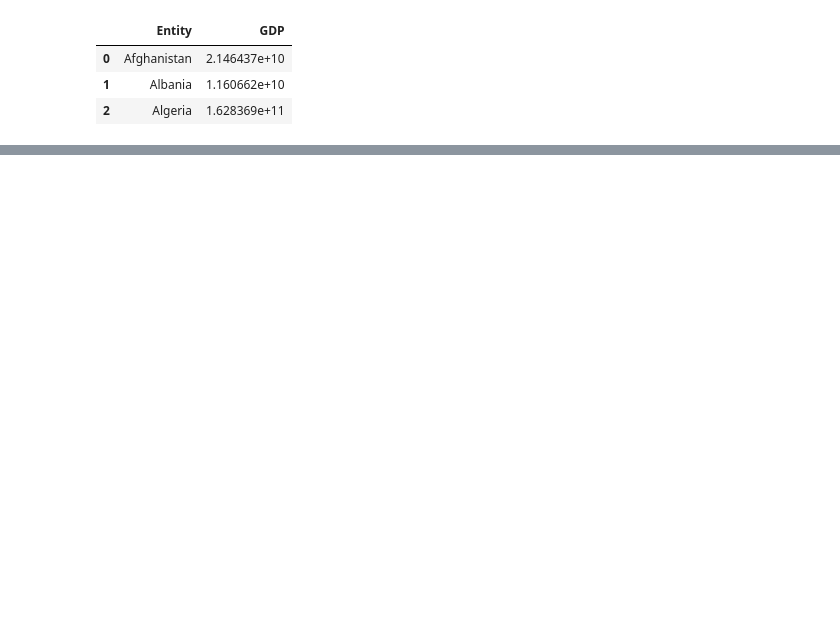
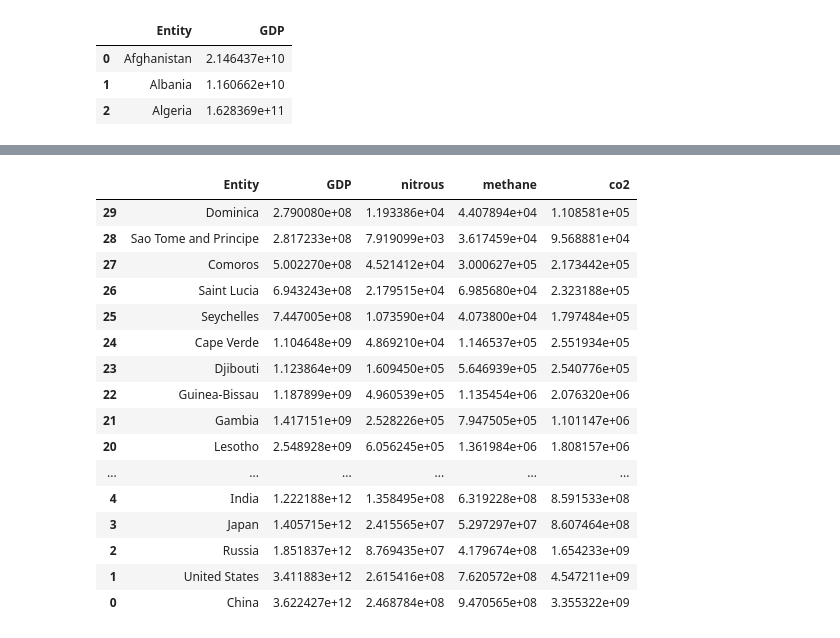
Before and after one commit to fionaabad/Climate-Change, a Jupyter notebook: GDP/growth.ipynb, the cells around one changed output, grey strips where cells are left out. Drawn from its saved outputs; the diff is of its cells as text; code cells hidden in the pictures; blank space fills up the shorter version.

```diff
--- a/GDP/growth.ipynb
+++ b/GDP/growth.ipynb
@@ -10,0 +77,20 @@ df.head(3)
+# %%
+merged_df
+# %% [output]
+|  | Entity | GDP | nitrous | methane | co2 |
+| 29 | Dominica | 2.790080e+08 | 1.193386e+04 | 4.407894e+04 | 1.108581e+05 |
+| 28 | Sao Tome and Principe | 2.817233e+08 | 7.919099e+03 | 3.617459e+04 | 9.568881e+04 |
+| 27 | Comoros | 5.002270e+08 | 4.521412e+04 | 3.000627e+05 | 2.173442e+05 |
+| 26 | Saint Lucia | 6.943243e+08 | 2.179515e+04 | 6.985680e+04 | 2.323188e+05 |
+| 25 | Seychelles | 7.447005e+08 | 1.073590e+04 | 4.073800e+04 | 1.797484e+05 |
+| 24 | Cape Verde | 1.104648e+09 | 4.869210e+04 | 1.146537e+05 | 2.551934e+05 |
+| 23 | Djibouti | 1.123864e+09 | 1.609450e+05 | 5.646939e+05 | 2.540776e+05 |
+| 22 | Guinea-Bissau | 1.187899e+09 | 4.960539e+05 | 1.135454e+06 | 2.076320e+06 |
+| 21 | Gambia | 1.417151e+09 | 2.528226e+05 | 7.947505e+05 | 1.101147e+06 |
+| 20 | Lesotho | 2.548928e+09 | 6.056245e+05 | 1.361984e+06 | 1.808157e+06 |
+| ... | ... | ... | ... | ... | ... |
+| 4 | India | 1.222188e+12 | 1.358495e+08 | 6.319228e+08 | 8.591533e+08 |
+| 3 | Japan | 1.405715e+12 | 2.415565e+07 | 5.297297e+07 | 8.607464e+08 |
+| 2 | Russia | 1.851837e+12 | 8.769435e+07 | 4.179674e+08 | 1.654233e+09 |
+| 1 | United States | 3.411883e+12 | 2.615416e+08 | 7.620572e+08 | 4.547211e+09 |
+| 0 | China | 3.622427e+12 | 2.468784e+08 | 9.470565e+08 | 3.355322e+09 |
```
Also changed, not shown: parts of 10 cells of this notebook, 3 other files.
